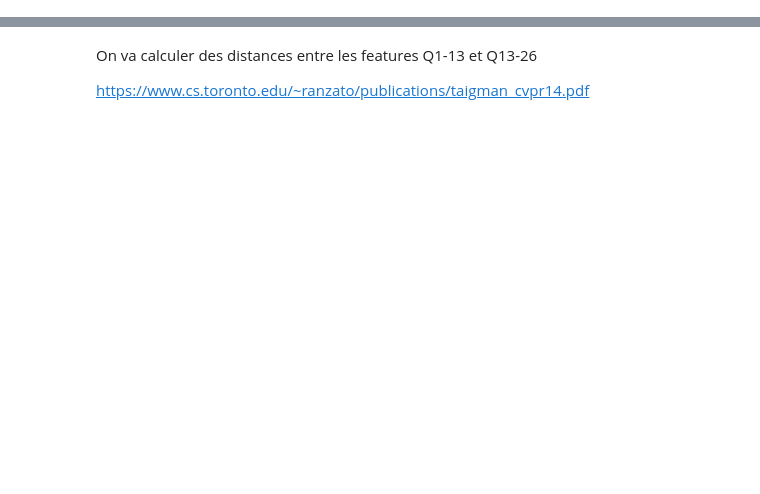
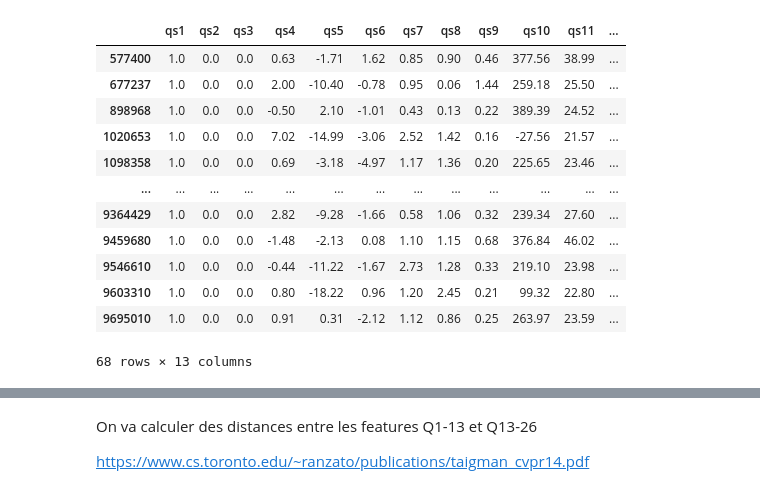
Before and after one commit to Martinez-TAD/MDI343_Challenge, a Jupyter notebook: FeatureAnalysis.ipynb, the cells around one changed output, grey strips where cells are left out. Saved outputs shown, nothing was run; the diff lists cells and outputs as text; code cells hidden in the pictures; blank space fills up the shorter version.

```diff
--- a/FeatureAnalysis.ipynb
+++ b/FeatureAnalysis.ipynb
@@ -110,0 +102,5 @@ for c in list(xtrain.columns):
+# %%
+print(ytrain[xtrain.qr9 >xtrain.qs9.max()].index)
+ytrain[xtrain.qr1 >xtrain.qs1.max()].index
+
+train_outliers = xtrain[xtrain.qr1 >xtrain.qs1.max()]
@@ -110,0 +174,16 @@ for c in list(xtrain.columns):
+# %%
+train_outliers[cols_qs]
+# %% [output]
+|  | qs1 | qs2 | qs3 | qs4 | qs5 | qs6 | qs7 | qs8 | qs9 | qs10 | qs11 | ... |
+| 577400 | 1.0 | 0.0 | 0.0 | 0.63 | -1.71 | 1.62 | 0.85 | 0.90 | 0.46 | 377.56 | 38.99 | ... |
+| 677237 | 1.0 | 0.0 | 0.0 | 2.00 | -10.40 | -0.78 | 0.95 | 0.06 | 1.44 | 259.18 | 25.50 | ... |
+| 898968 | 1.0 | 0.0 | 0.0 | -0.50 | 2.10 | -1.01 | 0.43 | 0.13 | 0.22 | 389.39 | 24.52 | ... |
+| 1020653 | 1.0 | 0.0 | 0.0 | 7.02 | -14.99 | -3.06 | 2.52 | 1.42 | 0.16 | -27.56 | 21.57 | ... |
+| 1098358 | 1.0 | 0.0 | 0.0 | 0.69 | -3.18 | -4.97 | 1.17 | 1.36 | 0.20 | 225.65 | 23.46 | ... |
+| ... | ... | ... | ... | ... | ... | ... | ... | ... | ... | ... | ... | ... |
+| 9364429 | 1.0 | 0.0 | 0.0 | 2.82 | -9.28 | -1.66 | 0.58 | 1.06 | 0.32 | 239.34 | 27.60 | ... |
+| 9459680 | 1.0 | 0.0 | 0.0 | -1.48 | -2.13 | 0.08 | 1.10 | 1.15 | 0.68 | 376.84 | 46.02 | ... |
+| 9546610 | 1.0 | 0.0 | 0.0 | -0.44 | -11.22 | -1.67 | 2.73 | 1.28 | 0.33 | 219.10 | 23.98 | ... |
+| 9603310 | 1.0 | 0.0 | 0.0 | 0.80 | -18.22 | 0.96 | 1.20 | 2.45 | 0.21 | 99.32 | 22.80 | ... |
+| 9695010 | 1.0 | 0.0 | 0.0 | 0.91 | 0.31 | -2.12 | 1.12 | 0.86 | 0.25 | 263.97 | 23.59 | ... |
+68 rows × 13 columns
```
Also changed, not shown: parts of 52 cells of this notebook.
